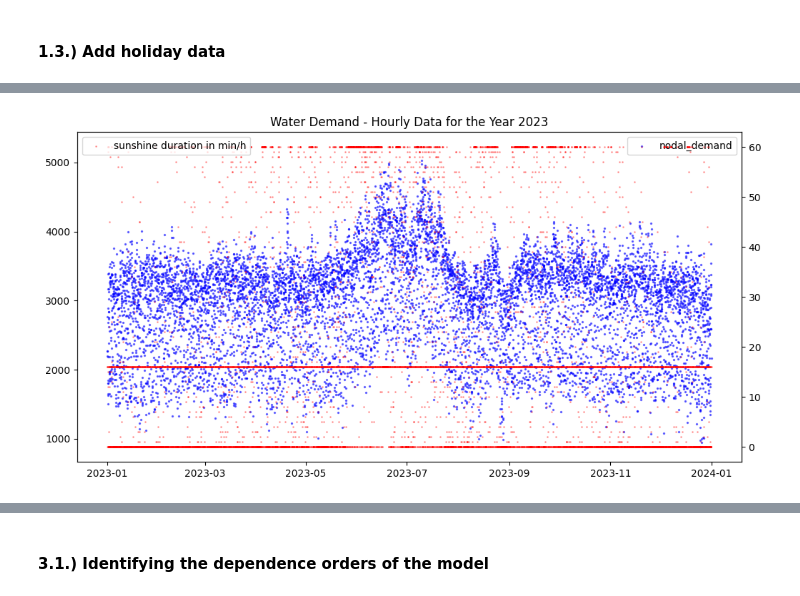
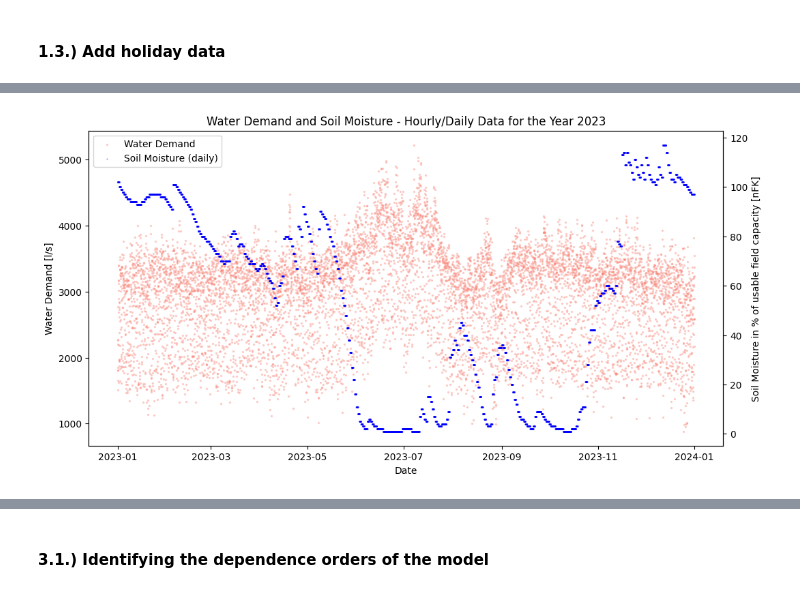
Before and after one commit to DavidArtukovic/Projektarbeit_Artukovic, a Jupyter notebook: src/hourly_water_consumption.ipynb, the cells around one changed output, grey strips where cells are left out. Saved outputs shown, nothing was run; the diff lists cells and outputs as text; code cells hidden in the pictures.

```diff
--- a/src/hourly_water_consumption.ipynb
+++ b/src/hourly_water_consumption.ipynb
@@ -137,7 +141,7 @@ sun_schnarrenberg = pd.read_csv(
 ).rename(columns={"SD_SO": "sunshine_duration"})
 
 sun_echterdingen = pd.read_csv(
-    "../data/weather_climate/Sonnenschein_Schnarrenberg_stuendlich.csv",
+    "../data/weather_climate/Sonnenschein_Echterdingen_stuendlich.csv",
     index_col="MESS_DATUM",
     delimiter=";",
     parse_dates=["MESS_DATUM"],
@@ -217,7 +245,7 @@ plt.show()
 ## Conduct multiple imputation using MICE
 
 # Store original index
-original_index = weather.index
+original_index = weather.index.copy()
 
 # Initialize MICEData object
 mice_data = MICEData(weather)
@@ -226,7 +254,7 @@ mice_data = MICEData(weather)
 mice_data.update_all()
 
 # Check imputed dataset
-weather_imputed = mice_data.data
+weather_imputed = mice_data.data.copy()
 weather_imputed.index = original_index  # Reassign the original index
 weather_imputed.head()
 # %% [output]
@@ -253,7 +281,17 @@ df_hourly["is_holiday"] = df_hourly["date"].dt.date.isin(holiday_dates.date).ast
 df_merged = pd.merge(
     df_hourly,
     weather_imputed[
-        ["temperature_Schnar", "sunshine_duration_Schnar", "precipitation_Schnar"]
+        [
+            "temperature_Schnar",
+            "sunshine_duration_Schnar",
+            "precipitation_Schnar",
+            "BF10",
+            "BF20",
+            "BF30",
+            "BF40",
+            "BF50",
+            "BF60",
+        ]
     ],
     on="datetime",
     how="inner",
@@ -266,7 +304,7 @@ df_merged["T_hot^2"] = (
 df_merged["day_of_week"] = df_merged.index.dayofweek
 df_merged["is_weekend"] = (df_merged["day_of_week"] >= 5).astype(int)
 
-df_merged.head(5)
+df_merged.tail(5)
 # %% [output]
 |  | nodal_demand | n_nodal_datapoints_available | date | is_holiday | temperature_Schnar | sunshine_duration_Schnar | ... |
 | datetime |  |  |  |  |  |  | ... |
@@ -326,34 +441,39 @@ plt.show()
 # %%
-start_date = pd.Timestamp("2023-01-01T00")
-end_date = start_date + pd.Timedelta(days=364, hours=23)
-year_data = df_merged.loc[start_date:end_date]
 fig, ax1 = plt.subplots(figsize=(12, 6))
 
 # Create a label for the year
 label = f"{start_date.year}"
-ax1.scatter(
+scatter1 = ax1.scatter(
     year_data.index,
     year_data["nodal_demand"],
     s=2,  # Size of dots
-    alpha=0.5,  # Transparency of dots
-    label="nodal_demand",
+    alpha=0.3,  # Transparency of dots
+    label="Water Demand",
+    color="salmon",
+)
+ax1.set_xlabel("Date")
+ax1.set_ylabel("Water Demand [l/s]")
+
+# Create a second y-axis for the temperature
+ax2 = ax1.twinx()
+scatter2 = ax2.scatter(
+    year_data.index,
+    year_data["BF20"],
+    s=1,  # Size of dots
+    alpha=0.2,  # Transparency of dots
+    label="Soil Moisture (daily)",
     color="blue",
 )
-# Create a second y-axis for the temperature
-ax2 = ax1.twinx()
-ax2.scatter(
-    year_data.index,
-    year_data["sunshine_duration_Schnar"],
-    s=1,  # Size of dots
-    alpha=0.3,  # Transparency of dots
-    label="sunshine duration in min/h",
-    color="red",
+ax2.set_ylabel("Soil Moisture in % of usable field capacity [nFK]")
+
+# Combine legends
+scatters = [scatter1, scatter2]
+labels = [scatter.get_label() for scatter in scatters]
+ax1.legend(scatters, labels, loc="upper left")
+
+plt.title(
+    f"Water Demand and Soil Moisture - Hourly/Daily Data for the Year {start_date.year}"
 )
-
-# Add legends
-ax1.legend(loc="upper right")
-ax2.legend(loc="upper left")
-plt.title(f"Water Demand - Hourly Data for the Year {start_date.year}")
 plt.show()
 # %% [output]
-[figure, old version]
+[figure, new version]
```
Also changed, not shown: parts of 53 cells of this notebook, 12 other files.
